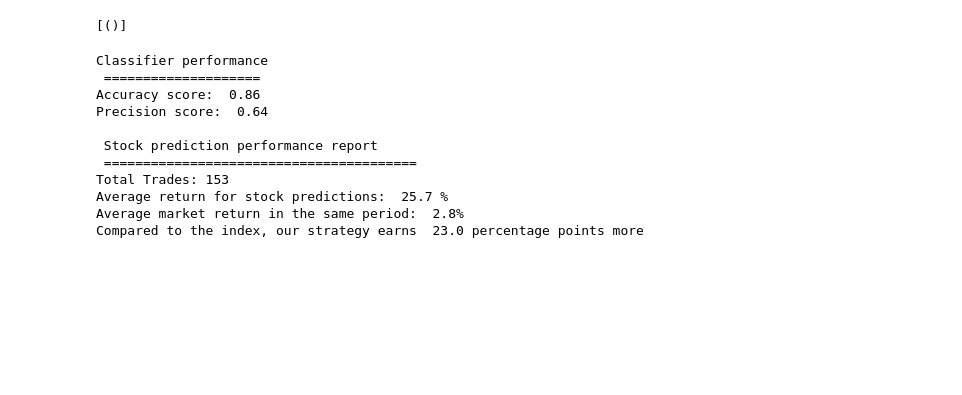
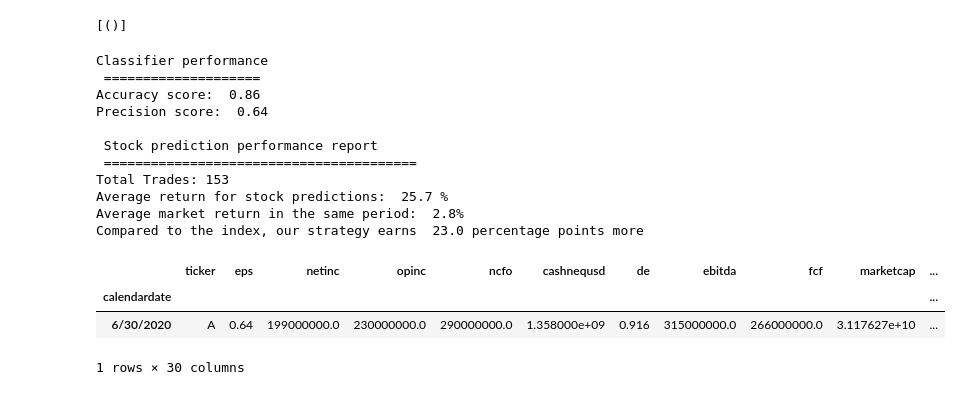
Before and after one commit to JonathanJing/Stock-Trading-Strategy, a Jupyter notebook: quandl_data_testing.ipynb, the cells around one changed output. Saved outputs shown, nothing was run; the diff lists cells and outputs as text; code cells hidden in the pictures; blank space fills up the shorter version.

```diff
--- a/quandl_data_testing.ipynb
+++ b/quandl_data_testing.ipynb
@@ -322,3 +305,11 @@ Total Trades: 153
 Average return for stock predictions:  25.7 %
 Average market return in the same period:  2.8%
 Compared to the index, our strategy earns  23.0 percentage points more
+# %%
+lastest_i = data_df.loc[data_df["ticker"] == "A"].tail(1)
+lastest_i
+# %% [output]
+|  | ticker | eps | netinc | opinc | ncfo | cashnequsd | de | ebitda | fcf | marketcap | ... |
+| calendardate |  |  |  |  |  |  |  |  |  |  | ... |
+| 6/30/2020 | A | 0.64 | 199000000.0 | 230000000.0 | 290000000.0 | 1.358000e+09 | 0.916 | 315000000.0 | 266000000.0 | 3.117627e+10 | ... |
+1 rows × 30 columns
```
Also changed, not shown: parts of 14 cells of this notebook.
